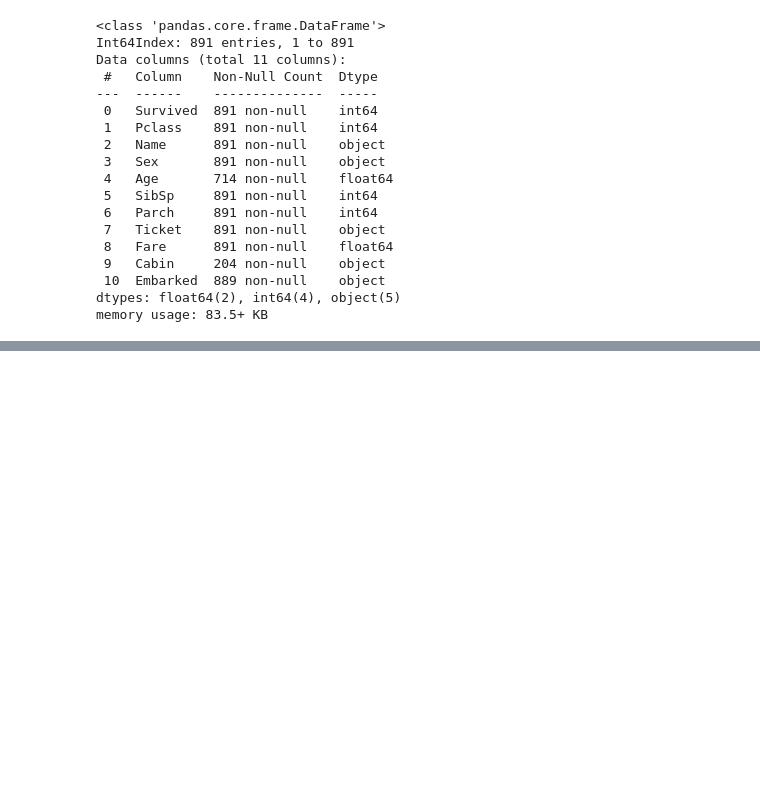
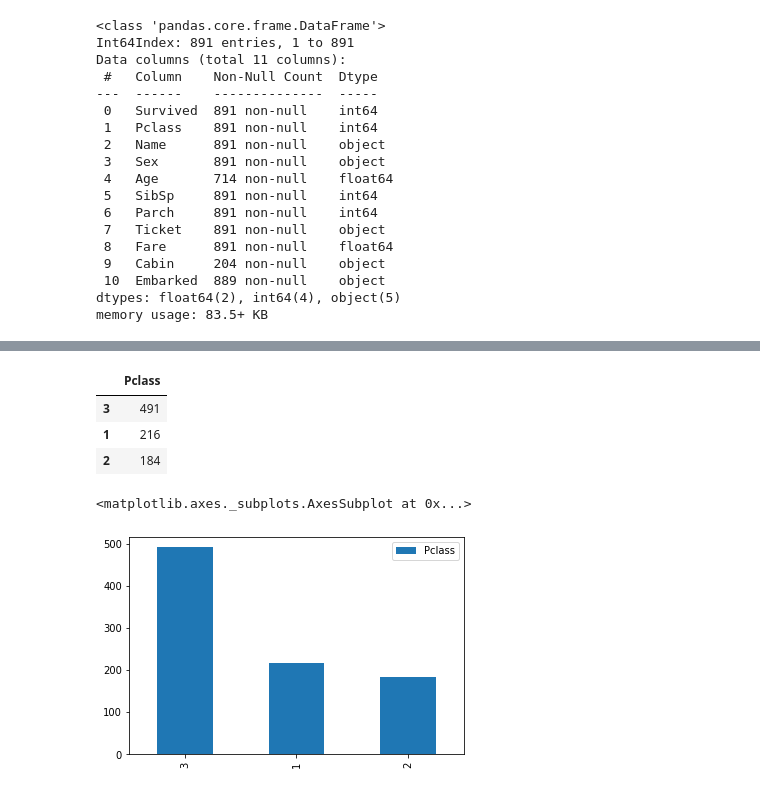
Before and after one commit to diegojeda/Titanic, a Jupyter notebook: Titanic.ipynb, the cells around one changed output, grey strips where cells are left out. Saved outputs shown, nothing was run; the diff lists cells and outputs as text; code cells hidden in the pictures; blank space fills up the shorter version.

```diff
--- a/Titanic.ipynb
+++ b/Titanic.ipynb
@@ -228,0 +253,10 @@ Base.head(50)
+# %%
+pd.DataFrame(Base["Pclass"].value_counts())
+pd.DataFrame(Base["Pclass"].value_counts()).plot.bar()
+# %% [output]
+|  | Pclass |
+| 3 | 491 |
+| 1 | 216 |
+| 2 | 184 |
+<matplotlib.axes._subplots.AxesSubplot at 0x...>
+[figure, added]
```
Also changed, not shown: parts of 31 cells of this notebook.
